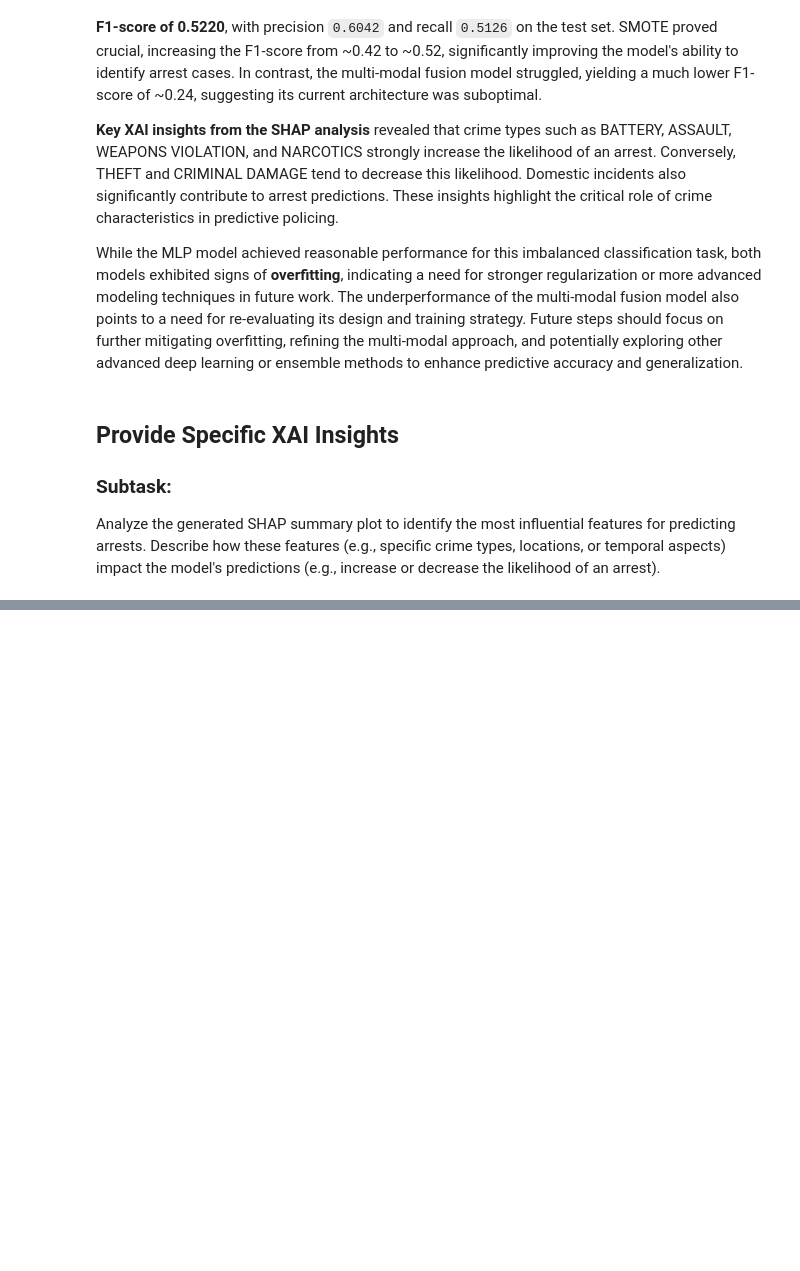
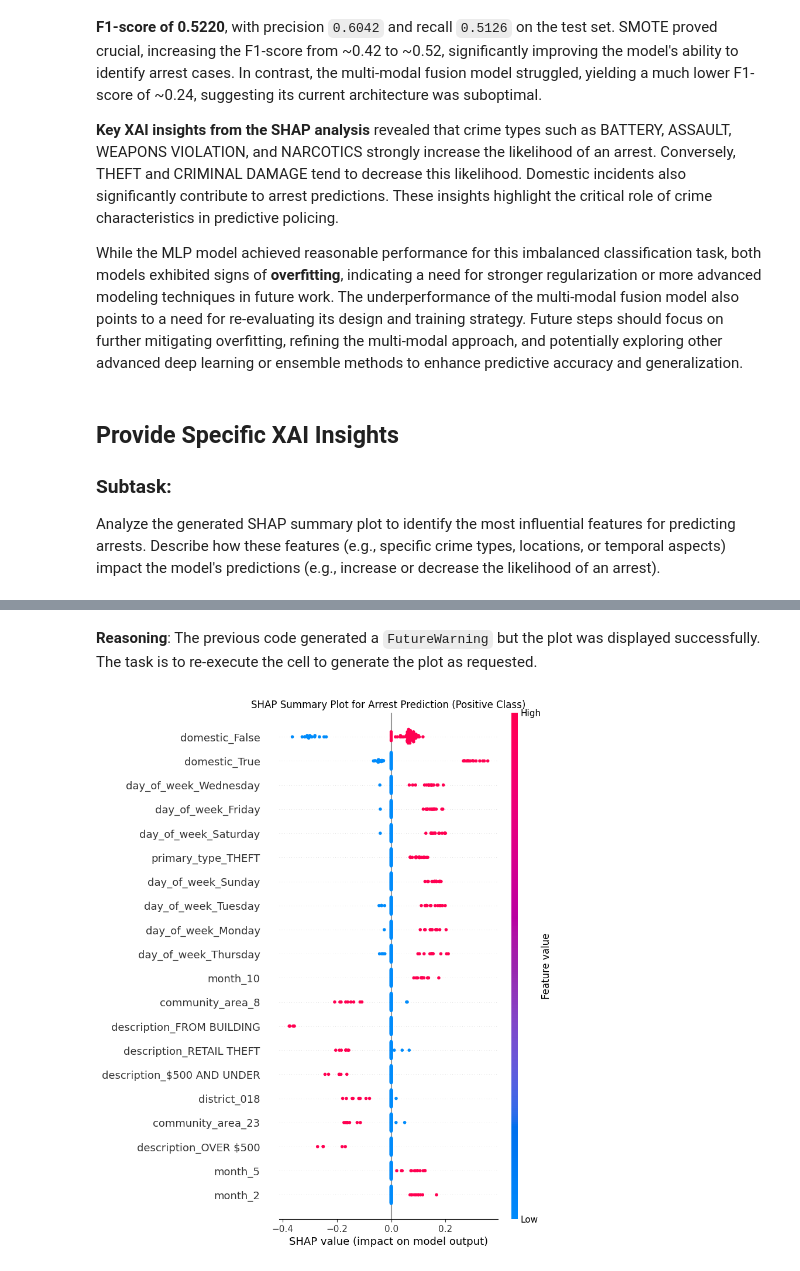
Before and after one commit to apoyando/CHIarrests, a Jupyter notebook: CHIarrests.ipynb, the cells around one changed output, grey strips where cells are left out. Saved outputs shown, nothing was run; the diff lists cells and outputs as text; code cells hidden in the pictures; blank space fills up the shorter version.

```diff
--- a/CHIarrests.ipynb
+++ b/CHIarrests.ipynb
@@ -1826,0 +2183,12 @@ Analyze the generated SHAP summary plot to identify the most influential feature
+# %% [markdown]
+**Reasoning**:
+The previous code generated a `FutureWarning` but the plot was displayed successfully. The task is to re-execute the cell to generate the plot as requested.
+# %%
+import matplotlib.pyplot as plt
+
+# Generate SHAP summary plot
+shap.summary_plot(shap_values_for_positive_class, shap_explanation_data_dense, feature_names=feature_names_ordered, show=False)
+plt.title('SHAP Summary Plot for Arrest Prediction (Positive Class)')
+plt.show()
+# %% [output]
+[figure, added]
```
Also changed, not shown: parts of 32 cells of this notebook.
